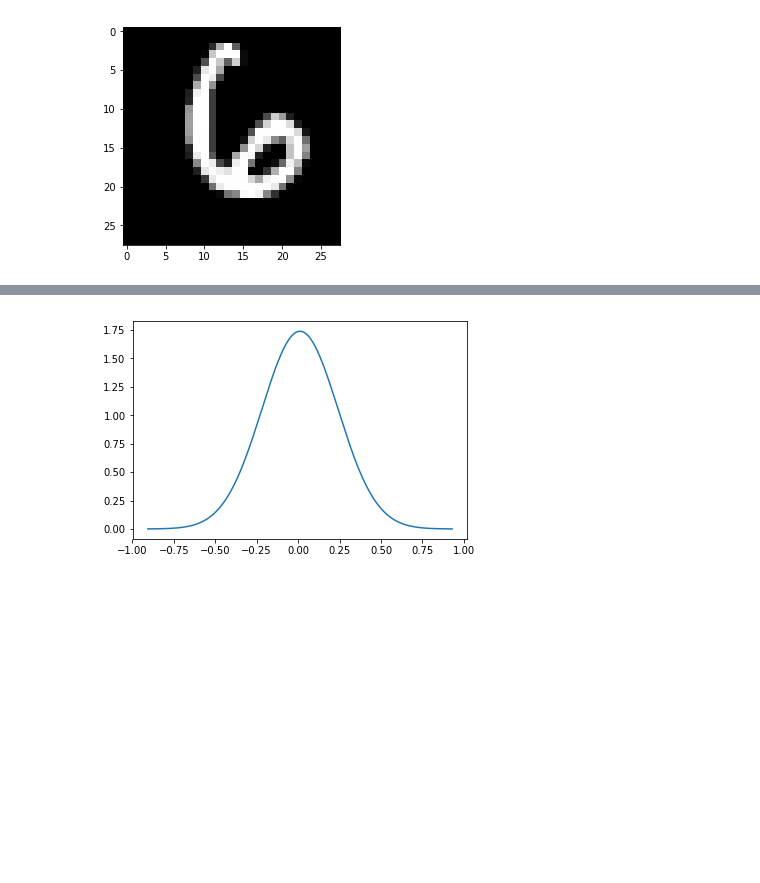
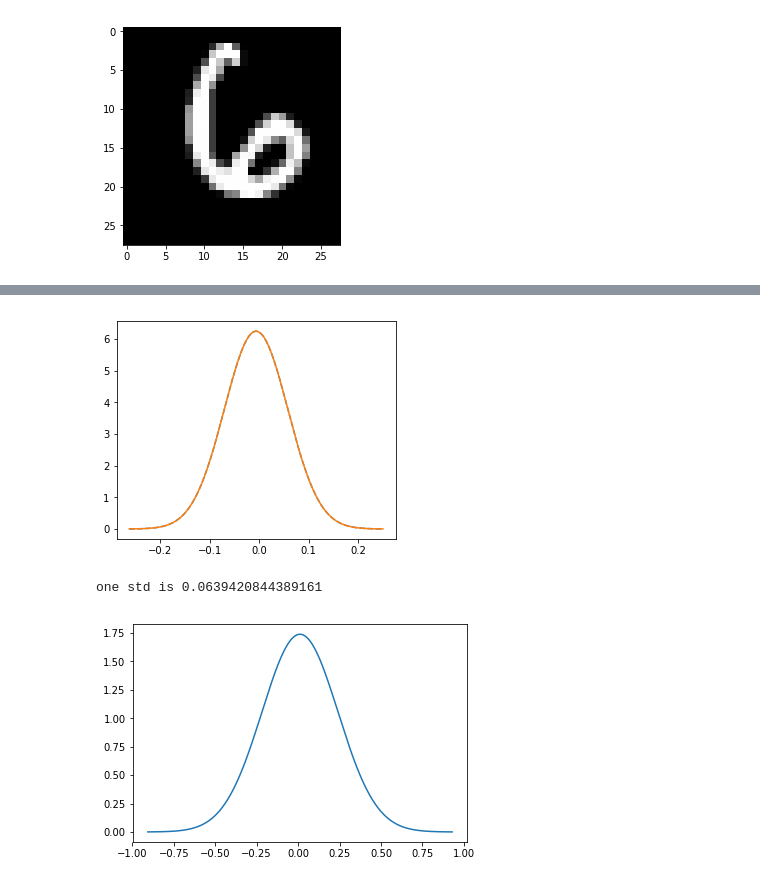
Before and after one commit to wssrcok/DeepLearning, a Jupyter notebook: CNN/cnn_mnist.ipynb, the cells around one changed output, grey strips where cells are left out. Saved outputs shown, nothing was run; the diff lists cells and outputs as text; code cells hidden in the pictures; blank space fills up the shorter version.

```diff
--- a/CNN/cnn_mnist.ipynb
+++ b/CNN/cnn_mnist.ipynb
@@ -127,4 +128,4 @@ Cost after iteration 0: 2.076177
 # %%
 #further training on the same model
-parameters, parameters_conv, grads, conv_grads = cnn_model(input_layer[0:4096], train_labels[:,0:4096], layers_dims, filter_dims, truncate = 0, batch_size = 256, learning_rate = 0.01, num_iterations = 5, parameters = parameters, parameters_conv = parameters_conv, print_cost = True)
+parameters, parameters_conv, grads, conv_grads = cnn_model(input_layer[0:4096], train_labels[:,0:4096], layers_dims, filter_dims, truncate = 0, batch_size = 256, learning_rate = 0.01, num_iterations = 2, parameters = parameters, parameters_conv = parameters_conv, print_cost = True)
 # %% [output]
@@ -189,13 +190,16 @@ KeyError: 'dW1'
 # %%
-out_m = np.concatenate((parameters_conv['dW1'].reshape(-1),parameters_conv['db1'].reshape(-1),
-                     parameters_conv['dW3'].reshape(-1), parameters_conv['db3'].reshape(-1)))
+out_m = np.concatenate((parameters_conv['W1'].reshape(-1),parameters_conv['b1'].reshape(-1),
+                     parameters_conv['W3'].reshape(-1), parameters_conv['b3'].reshape(-1)))
 mu_m = np.mean(out_m)
 variance_m = np.var(out_m)
 sigma_m = math.sqrt(variance_m)
 y = np.linspace(mu_m - 4 * sigma_m , mu_m + 4 * sigma_m , 1000)
 plt.plot(y,mlab.normpdf(y, mu_m, sigma_m),'--', x, mlab.normpdf(x, mu, sigma), '-')
 plt.show()
 print("one std is",sigma_m)
+# %% [output]
+[figure, added]
+one std is 0.0639420844389161
 # %%
 out = np.concatenate((conv_grads['dW1'].reshape(-1),conv_grads['db1'].reshape(-1),
                      conv_grads['dW3'].reshape(-1), conv_grads['db3'].reshape(-1)))
```
Also changed, not shown: parts of 4 cells of this notebook, 2 other files.
